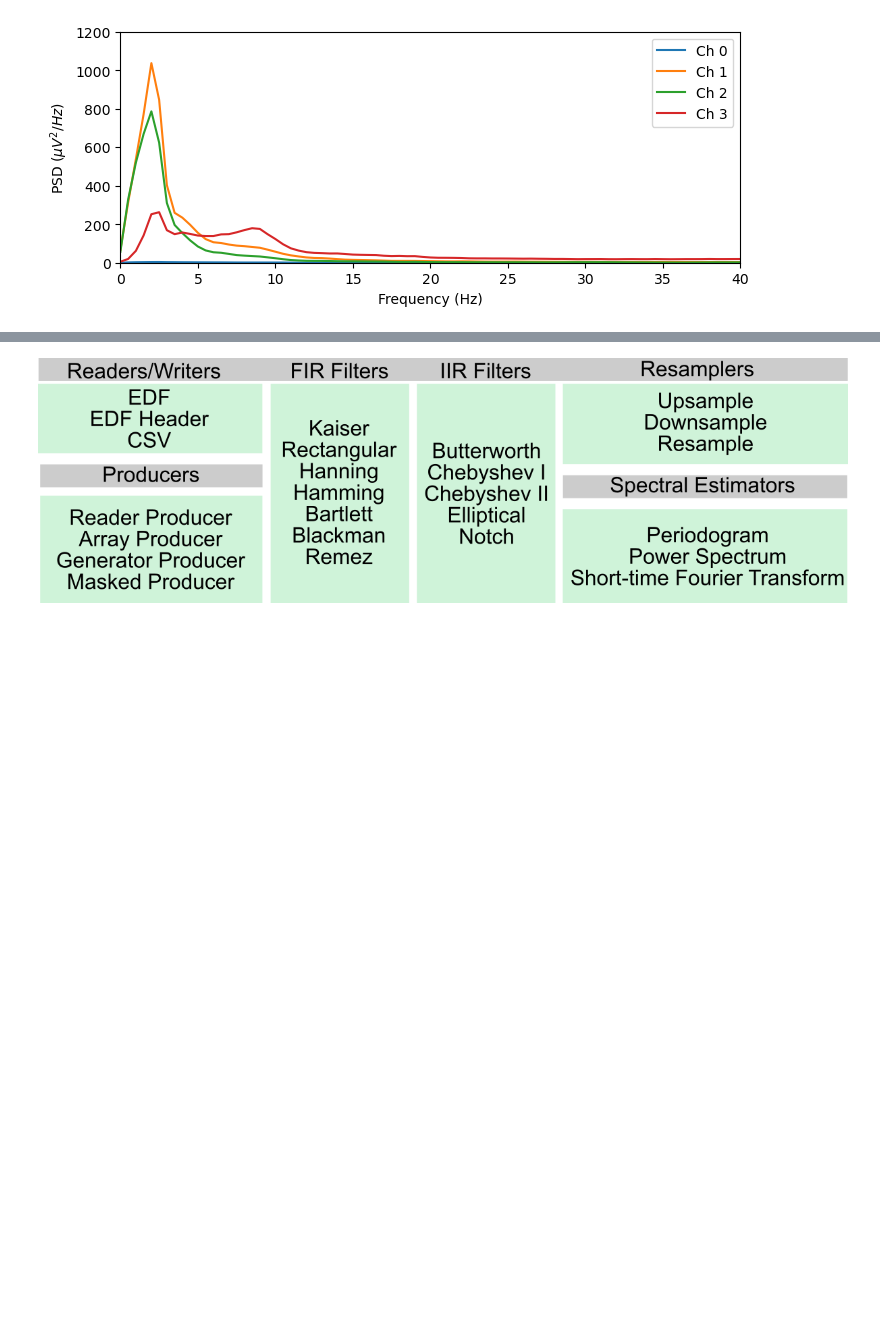
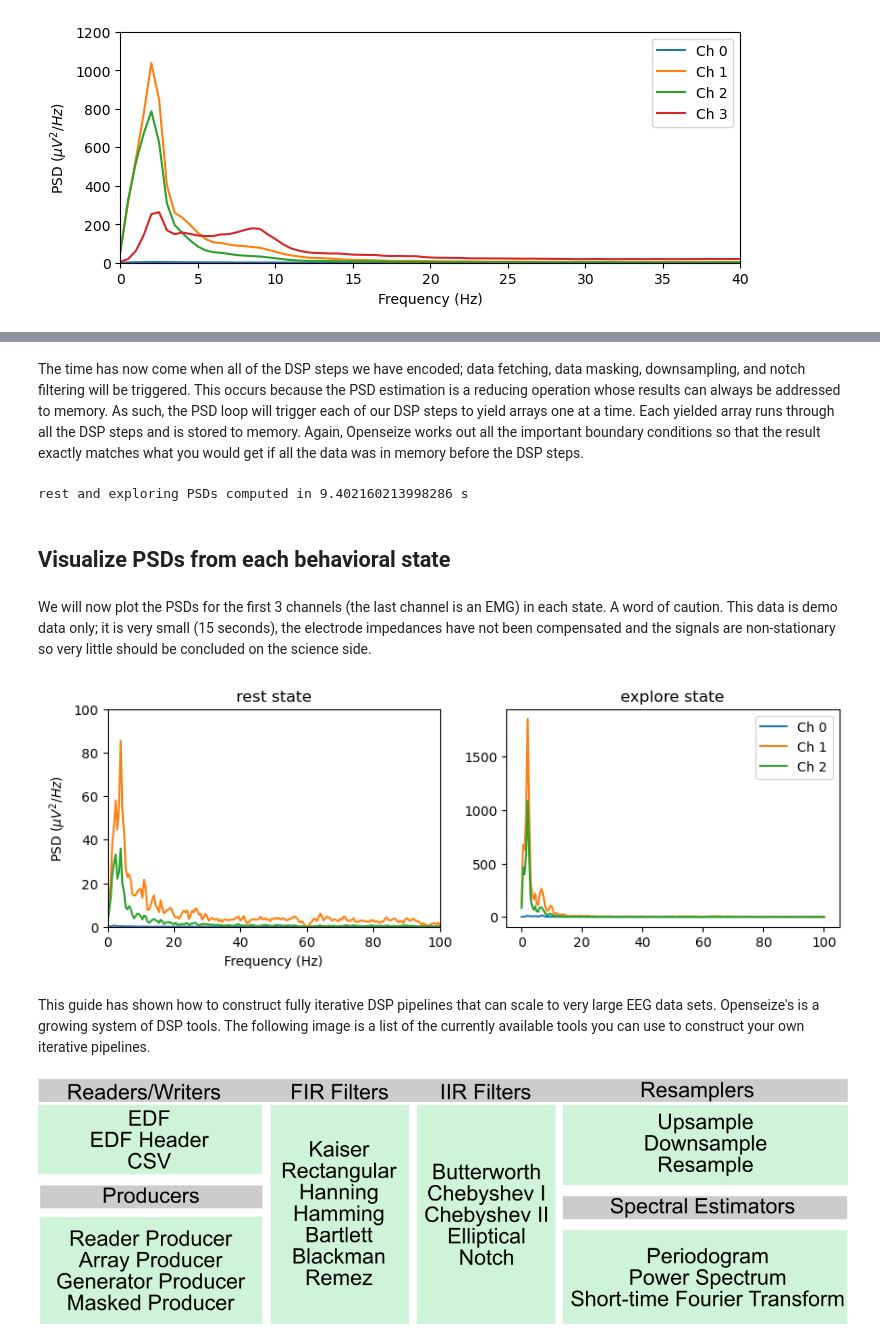
Before and after one commit to mscaudill/openseize, a Jupyter notebook: docs/quickstart.ipynb, the cells around one changed output, grey strips where cells are left out. Drawn from its saved outputs; the diff is of its cells as text; code cells hidden in the pictures; blank space fills up the shorter version.

Commit message:
docs: expanded quickstart with a new more realistic pipeline

```diff
--- a/docs/quickstart.ipynb
+++ b/docs/quickstart.ipynb
@@ -145,0 +219,5 @@ plt.show()
+# %%
+rest_down_pro = resampling.downsample(rest_pro, M=25, fs=5000, chunksize=10000)
+explore_down_pro = resampling.downsample(explore_pro, M=25, fs=5000, chunksize=10000)
+
+print(rest_down_pro)
@@ -145,0 +246,5 @@ plt.show()
+# %%
+# since the filter looks correct we can now apply it to the downsampling producer
+# this gives us a new producer for each state
+rpro = notch(rest_down_pro, chunksize=500, axis=-1)
+epro = notch(explore_down_pro, chunksize=500, axis=-1)
@@ -146,3 +253,37 @@ plt.show()
+# %% [markdown]
+The time has now come when all of the DSP steps we have encoded; data fetching, data masking, downsampling, and notch filtering will be triggered. This occurs because the PSD estimation is a reducing operation whose results can always be addressed to memory. As such, the PSD loop will trigger each of our DSP steps to yield arrays one at a time. Each yielded array runs through all the DSP steps and is stored to memory. Again, Openseize works out all the important boundary conditions so that the result exactly matches what you would get if all the data was in memory before the DSP steps.
+# %%
+# compute the PSD in each state -- this triggers all DSP operations to run iteratively
+t0 = time.perf_counter()
+rest_cnt, res_freqs, rest_results = estimators.psd(rpro, fs=200, axis=-1, resolution=0.5)
+exp_cnt, exp_freqs, exp_results = estimators.psd(epro, fs=200, axis=-1, resolution=0.5)
+print("rest and exploring PSDs computed in {} s".format(time.perf_counter() - t0))
+# %% [output]
+rest and exploring PSDs computed in 9.402160213998286 s
+# %% [markdown]
+## Visualize PSDs from each behavioral state
+# %% [markdown]
+We will now plot the PSDs for the first 3 channels (the last channel is an EMG) in each state. A word of caution. This data is demo data only; it is very small (15 seconds), the electrode impedances have not been compensated and the signals are non-stationary so very little should be concluded on the science side.
+# %%
+# plot the data of the EEG channels 0,1,2
+fig, axarr = plt.subplots(1, 2, figsize=(10,3))
+for ch, (rest, exp) in enumerate(zip(rest_results[:-1,:], exp_results[:-1,:])):
+
+    axarr[0].plot(res_freqs, rest)
+    axarr[1].plot(exp_freqs, exp, label='Ch {}'.format(ch))
+    axarr[1].legend()
+    axarr[0].set_xlim([0,100])
+    axarr[0].set_ylim(0, 100)
+    axarr[0].set_xlabel('Frequency (Hz)')
+    axarr[0].set_ylabel(r'PSD ($\mu V^2 / Hz$)')
+    axarr[0].set_title('rest state')
+    axarr[1].set_title('explore state')
+
+plt.show()
+# %% [output]
+[figure, added]
+# %% [markdown]
+This guide has shown how to construct fully iterative DSP pipelines that can scale to very large EEG data sets. Openseize's is a growing system of DSP tools. The following image is a list of the currently available tools you can use to construct your own iterative pipelines.
 # %%
 Image(filename=Path.joinpath(Path.cwd(), "imgs/types.png"))
 # %% [output]
```
Also changed, not shown: parts of 51 cells of this notebook.
